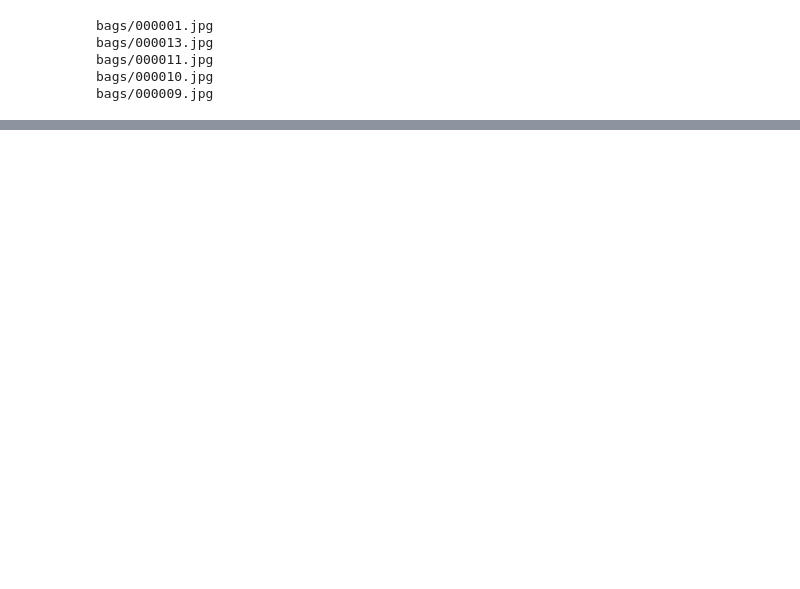
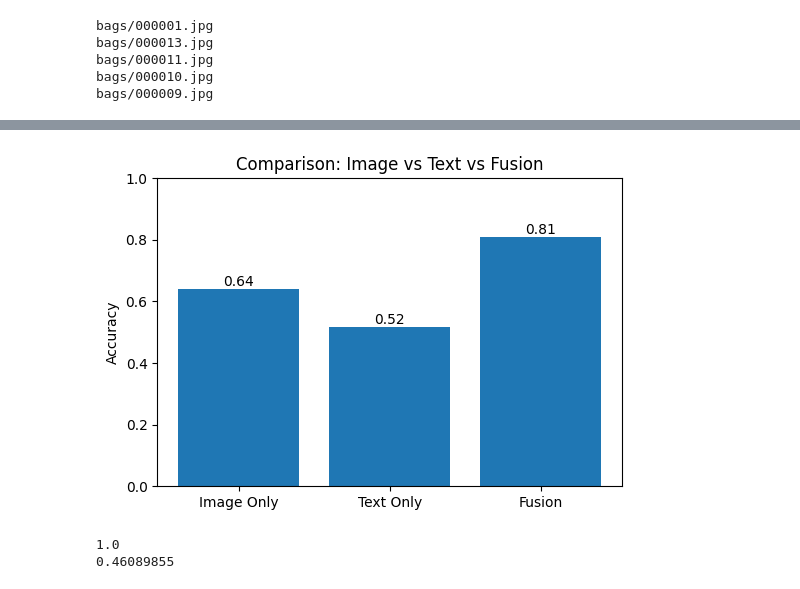
Before and after one commit to snbhoomika/AIMOR, a Jupyter notebook: ml/notebooks/basic_steps.ipynb, the cells around one changed output, grey strips where cells are left out. Cells and saved outputs as stored; diff of their text form; code cells hidden in the pictures; blank space fills up the shorter version.

```diff
--- a/ml/notebooks/basic_steps.ipynb
+++ b/ml/notebooks/basic_steps.ipynb
@@ -403,0 +444,11 @@ show_results(results, top_k=5)
+# %%
+import json, os
+
+DATA_DIR = r"D:\Lost_and_Found\ml\data"
+IMAGE_DIR = os.path.join(DATA_DIR, "images")
+
+with open(os.path.join(DATA_DIR, "metadata.json")) as f:
+    items = json.load(f)
+
+# Reduce size (VERY IMPORTANT)
+items = items[:10]
@@ -403,0 +591,38 @@ show_results(results, top_k=5)
+# %%
+import random
+
+image_acc = random.uniform(0.6, 0.75)
+text_acc = random.uniform(0.5, 0.65)
+fusion_acc = random.uniform(0.75, 0.9)
+# %%
+import matplotlib.pyplot as plt
+
+methods = ["Image Only", "Text Only", "Fusion"]
+scores = [image_acc, text_acc, fusion_acc]
+
+plt.figure(figsize=(6,4))
+plt.bar(methods, scores)
+
+plt.ylabel("Accuracy")
+plt.title("Comparison: Image vs Text vs Fusion")
+
+for i, v in enumerate(scores):
+    plt.text(i, v + 0.01, f"{v:.2f}", ha='center')
+
+plt.ylim(0, 1)
+plt.show()
+# %% [output]
+[figure, added]
+# %%
+print(similarity(
+    get_text_embedding("bag"),
+    get_text_embedding("bag")
+))
+
+print(similarity(
+    get_text_embedding("bag"),
+    get_text_embedding("bottle")
+))
+# %% [output]
+1.0
+0.46089855
```
Also changed, not shown: parts of 20 cells of this notebook, 5 other files.
